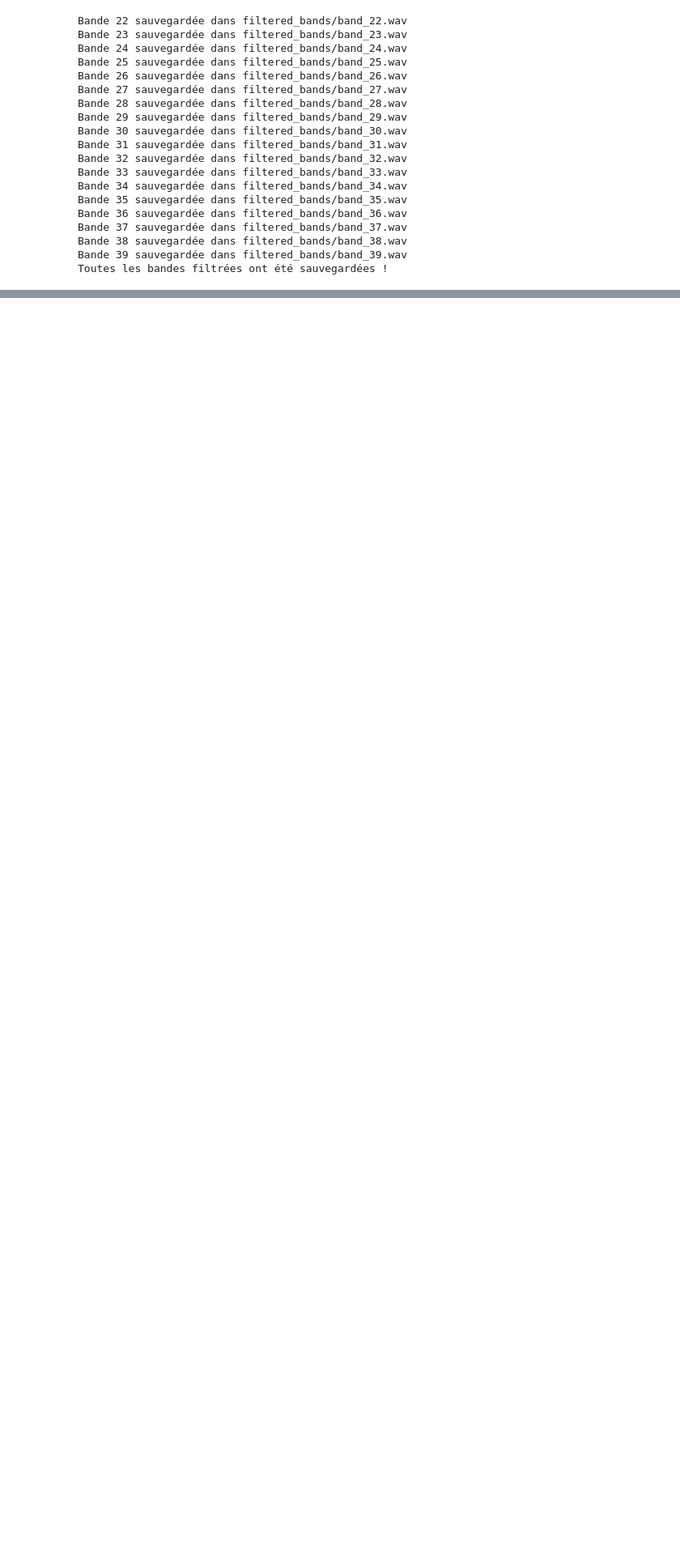
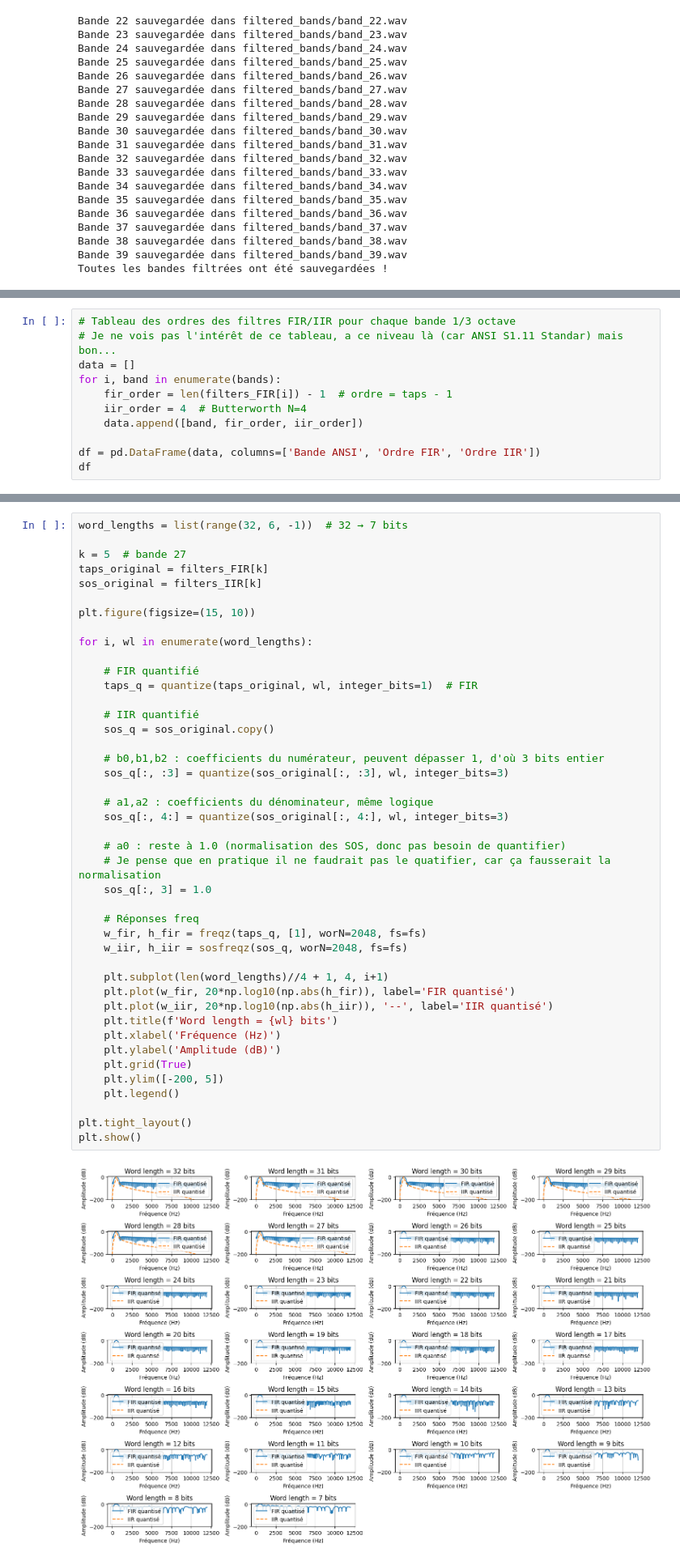
Before and after one commit to Sawlyer/SIR, a Jupyter notebook: design_filters_1_3_octave.ipynb, the cells around one changed output, grey strips where cells are left out. Shown at 81% size. Drawn from its saved outputs; the diff is of its cells as text; blank space fills up the shorter version.

```diff
--- a/design_filters_1_3_octave.ipynb
+++ b/design_filters_1_3_octave.ipynb
@@ -165,3 +167,14 @@ plt.title(f"Bande ANSI {bands[k]} : FIR vs IIR")
 plt.show()
 # %% [output]
 [figure]
+# %%
+# Tableau des ordres des filtres FIR/IIR pour chaque bande 1/3 octave
+# Je ne vois pas l'intérêt de ce tableau, a ce niveau là (car ANSI S1.11 Standar) mais bon...
+data = []
+for i, band in enumerate(bands):
+    fir_order = len(filters_FIR[i]) - 1  # ordre = taps - 1
+    iir_order = 4  # Butterworth N=4
+    data.append([band, fir_order, iir_order])
+
+df = pd.DataFrame(data, columns=['Bande ANSI', 'Ordre FIR', 'Ordre IIR'])
+df
@@ -167,0 +228,45 @@ plt.show()
+# %%
+word_lengths = list(range(32, 6, -1))  # 32 → 7 bits
+
+k = 5  # bande 27
+taps_original = filters_FIR[k]
+sos_original = filters_IIR[k]
+
+plt.figure(figsize=(15, 10))
+
+for i, wl in enumerate(word_lengths):
+
+    # FIR quantifié
+    taps_q = quantize(taps_original, wl, integer_bits=1)  # FIR
+
+    # IIR quantifié
+    sos_q = sos_original.copy()
+
+    # b0,b1,b2 : coefficients du numérateur, peuvent dépasser 1, d'où 3 bits entier
+    sos_q[:, :3] = quantize(sos_original[:, :3], wl, integer_bits=3)
+
+    # a1,a2 : coefficients du dénominateur, même logique
+    sos_q[:, 4:] = quantize(sos_original[:, 4:], wl, integer_bits=3)
+
+    # a0 : reste à 1.0 (normalisation des SOS, donc pas besoin de quantifier)
+    # Je pense que en pratique il ne faudrait pas le quatifier, car ça fausserait la normalisation
+    sos_q[:, 3] = 1.0
+
+    # Réponses freq
+    w_fir, h_fir = freqz(taps_q, [1], worN=2048, fs=fs)
+    w_iir, h_iir = sosfreqz(sos_q, worN=2048, fs=fs)
+
+    plt.subplot(len(word_lengths)//4 + 1, 4, i+1)
+    plt.plot(w_fir, 20*np.log10(np.abs(h_fir)), label='FIR quantisé')
+    plt.plot(w_iir, 20*np.log10(np.abs(h_iir)), '--', label='IIR quantisé')
+    plt.title(f'Word length = {wl} bits')
+    plt.xlabel('Fréquence (Hz)')
+    plt.ylabel('Amplitude (dB)')
+    plt.grid(True)
+    plt.ylim([-200, 5])
+    plt.legend()
+
+plt.tight_layout()
+plt.show()
+# %% [output]
+[figure, added]
```
Also changed, not shown: parts of 15 cells of this notebook, 1 other file.
